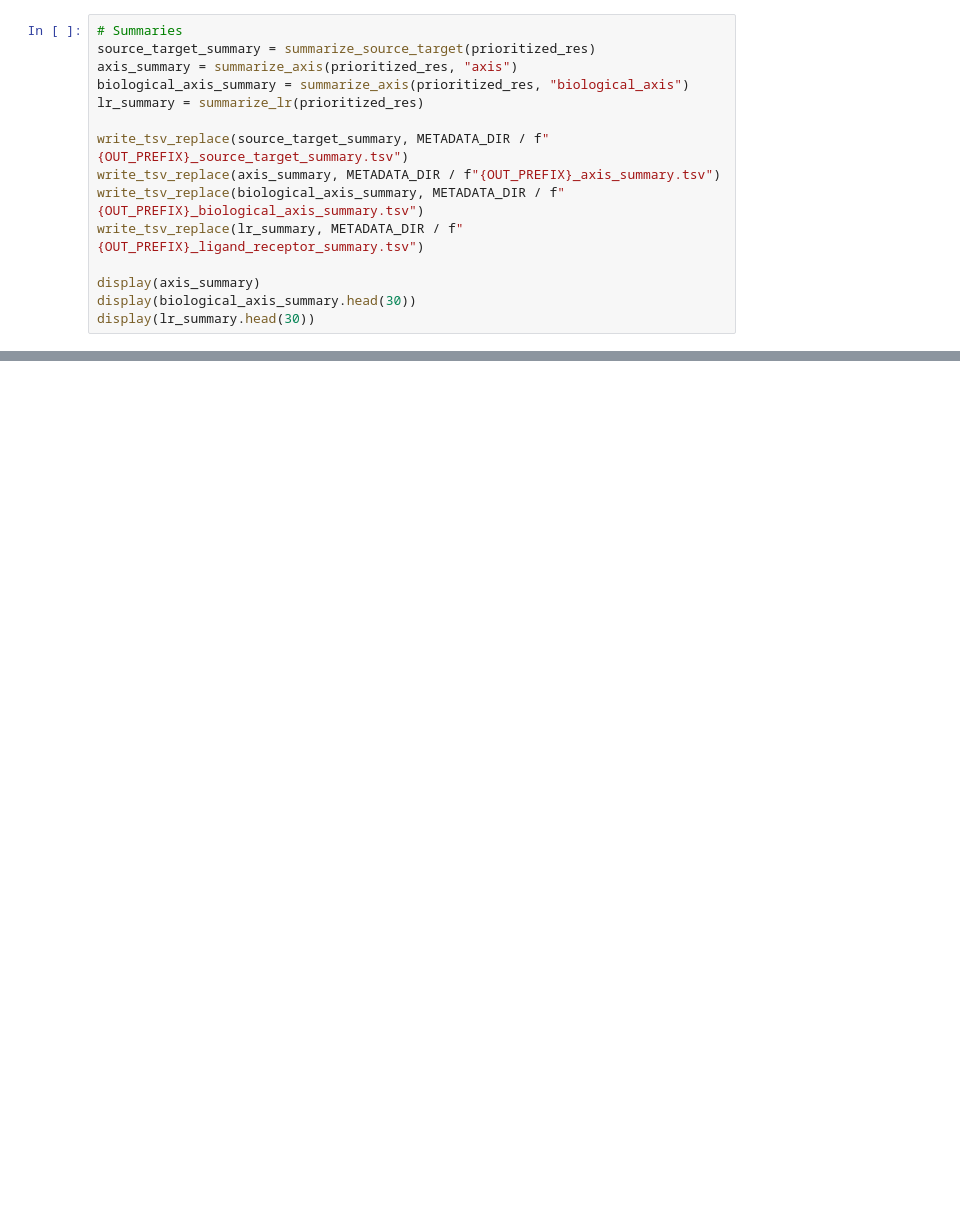
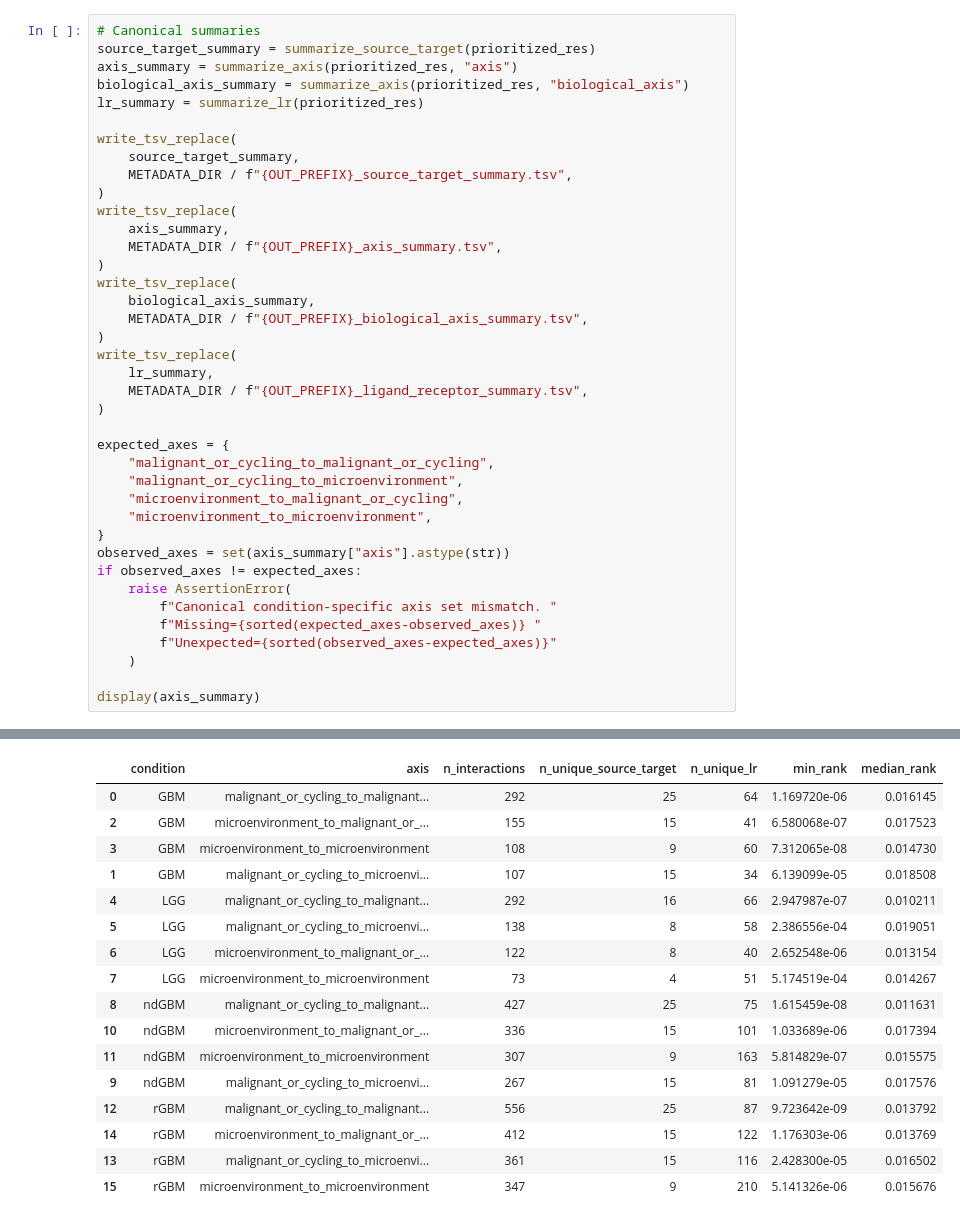
Before and after one commit to CPFeX/glioma-cnv-single-cell-atlas, a Jupyter notebook: code/01_main_analysis/28_run_liana_condition_specific.ipynb, the cells around one changed output, grey strips where cells are left out. Saved outputs shown, nothing was run; the diff lists cells and outputs as text; blank space fills up the shorter version.

```diff
--- a/code/01_main_analysis/28_run_liana_condition_specific.ipynb
+++ b/code/01_main_analysis/28_run_liana_condition_specific.ipynb
@@ -596,15 +1183,40 @@ display(prioritized_res.head(20))
 # %%
-# Summaries
+# Canonical summaries
 source_target_summary = summarize_source_target(prioritized_res)
 axis_summary = summarize_axis(prioritized_res, "axis")
 biological_axis_summary = summarize_axis(prioritized_res, "biological_axis")
 lr_summary = summarize_lr(prioritized_res)
 
-write_tsv_replace(source_target_summary, METADATA_DIR / f"{OUT_PREFIX}_source_target_summary.tsv")
-write_tsv_replace(axis_summary, METADATA_DIR / f"{OUT_PREFIX}_axis_summary.tsv")
-write_tsv_replace(biological_axis_summary, METADATA_DIR / f"{OUT_PREFIX}_biological_axis_summary.tsv")
-write_tsv_replace(lr_summary, METADATA_DIR / f"{OUT_PREFIX}_ligand_receptor_summary.tsv")
+write_tsv_replace(
+    source_target_summary,
+    METADATA_DIR / f"{OUT_PREFIX}_source_target_summary.tsv",
+)
+write_tsv_replace(
+    axis_summary,
+    METADATA_DIR / f"{OUT_PREFIX}_axis_summary.tsv",
+)
+write_tsv_replace(
+    biological_axis_summary,
+    METADATA_DIR / f"{OUT_PREFIX}_biological_axis_summary.tsv",
+)
+write_tsv_replace(
+    lr_summary,
+    METADATA_DIR / f"{OUT_PREFIX}_ligand_receptor_summary.tsv",
+)
+
+expected_axes = {
+    "malignant_or_cycling_to_malignant_or_cycling",
+    "malignant_or_cycling_to_microenvironment",
+    "microenvironment_to_malignant_or_cycling",
+    "microenvironment_to_microenvironment",
+}
+observed_axes = set(axis_summary["axis"].astype(str))
+if observed_axes != expected_axes:
+    raise AssertionError(
+        f"Canonical condition-specific axis set mismatch. "
+        f"Missing={sorted(expected_axes-observed_axes)} "
+        f"Unexpected={sorted(observed_axes-expected_axes)}"
+    )
 
 display(axis_summary)
-display(biological_axis_summary.head(30))
-display(lr_summary.head(30))
+# %% [output]
@@ -611 +1227,18 @@ display(lr_summary.head(30))
+|  | condition | axis | n_interactions | n_unique_source_target | n_unique_lr | min_rank | median_rank |
+| 0 | GBM | malignant_or_cycling_to_malignant... | 292 | 25 | 64 | 1.169720e-06 | 0.016145 |
+| 2 | GBM | microenvironment_to_malignant_or_... | 155 | 15 | 41 | 6.580068e-07 | 0.017523 |
+| 3 | GBM | microenvironment_to_microenvironment | 108 | 9 | 60 | 7.312065e-08 | 0.014730 |
+| 1 | GBM | malignant_or_cycling_to_microenvi... | 107 | 15 | 34 | 6.139099e-05 | 0.018508 |
+| 4 | LGG | malignant_or_cycling_to_malignant... | 292 | 16 | 66 | 2.947987e-07 | 0.010211 |
+| 5 | LGG | malignant_or_cycling_to_microenvi... | 138 | 8 | 58 | 2.386556e-04 | 0.019051 |
+| 6 | LGG | microenvironment_to_malignant_or_... | 122 | 8 | 40 | 2.652548e-06 | 0.013154 |
+| 7 | LGG | microenvironment_to_microenvironment | 73 | 4 | 51 | 5.174519e-04 | 0.014267 |
+| 8 | ndGBM | malignant_or_cycling_to_malignant... | 427 | 25 | 75 | 1.615459e-08 | 0.011631 |
+| 10 | ndGBM | microenvironment_to_malignant_or_... | 336 | 15 | 101 | 1.033689e-06 | 0.017394 |
+| 11 | ndGBM | microenvironment_to_microenvironment | 307 | 9 | 163 | 5.814829e-07 | 0.015575 |
+| 9 | ndGBM | malignant_or_cycling_to_microenvi... | 267 | 15 | 81 | 1.091279e-05 | 0.017576 |
+| 12 | rGBM | malignant_or_cycling_to_malignant... | 556 | 25 | 87 | 9.723642e-09 | 0.013792 |
+| 14 | rGBM | microenvironment_to_malignant_or_... | 412 | 15 | 122 | 1.176303e-06 | 0.013769 |
+| 13 | rGBM | malignant_or_cycling_to_microenvi... | 361 | 15 | 116 | 2.428300e-05 | 0.016502 |
+| 15 | rGBM | microenvironment_to_microenvironment | 347 | 9 | 210 | 5.141326e-06 | 0.015676 |
 # %%
```
Also changed, not shown: parts of 26 cells of this notebook, 36 other files.
